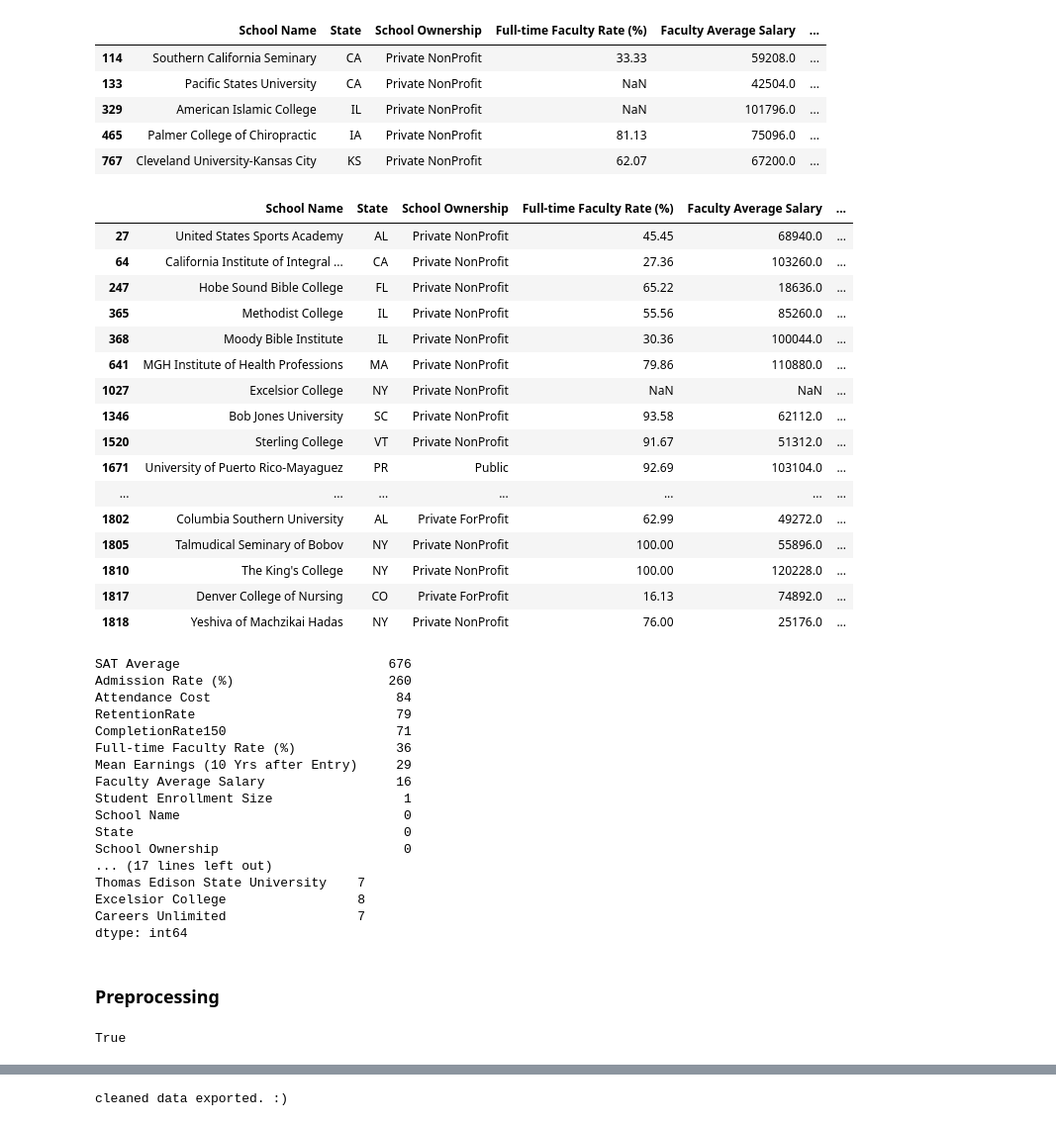
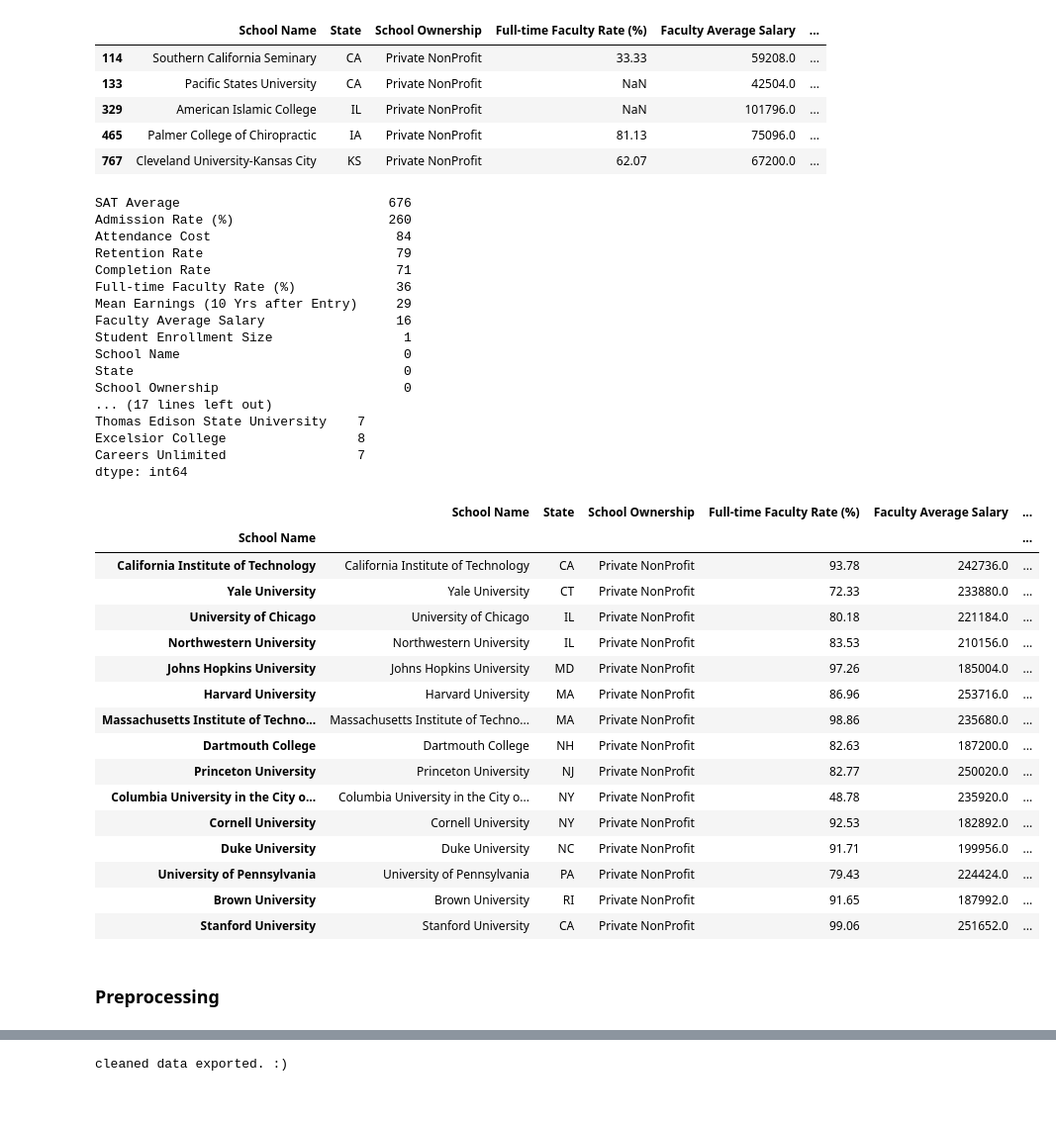
Before and after one commit to runstats21/college-score-card-analysis, a Jupyter notebook: CollegeScorecard-CollectClean.ipynb, the cells around one changed output, grey strips where cells are left out. Shown: that part at 99% size. Cells and saved outputs as stored; diff of their text form; code cells hidden in the pictures.

```diff
--- a/CollegeScorecard-CollectClean.ipynb
+++ b/CollegeScorecard-CollectClean.ipynb
@@ -343,31 +332,19 @@ clean_dat = clean_dat[clean_dat["Mean Earnings (6 Yrs after Entry)"].isnull()==F
 # 250 rows removed => leaving 1736 remaining
 # %%
 # check where Mean Earnings of 10 years post entry is missing
-clean_dat[clean_dat["Mean Earnings (10 Yrs after Entry)"].isnull()]
+# and drop them in clean_dat10 file
+clean_dat10 = clean_dat10[clean_dat10["Mean Earnings (10 Yrs after Entry)"].isnull()==False]
+# 1716 obs remaining
-# %% [output]
-|  | School Name | State | School Ownership | Full-time Faculty Rate (%) | Faculty Average Salary | ... |
-| 27 | United States Sports Academy | AL | Private NonProfit | 45.45 | 68940.0 | ... |
-| 64 | California Institute of Integral ... | CA | Private NonProfit | 27.36 | 103260.0 | ... |
-| 247 | Hobe Sound Bible College | FL | Private NonProfit | 65.22 | 18636.0 | ... |
-| 365 | Methodist College | IL | Private NonProfit | 55.56 | 85260.0 | ... |
-| 368 | Moody Bible Institute | IL | Private NonProfit | 30.36 | 100044.0 | ... |
-| 641 | MGH Institute of Health Professions | MA | Private NonProfit | 79.86 | 110880.0 | ... |
-| 1027 | Excelsior College | NY | Private NonProfit | NaN | NaN | ... |
-| 1346 | Bob Jones University | SC | Private NonProfit | 93.58 | 62112.0 | ... |
-| 1520 | Sterling College | VT | Private NonProfit | 91.67 | 51312.0 | ... |
-| 1671 | University of Puerto Rico-Mayaguez | PR | Public | 92.69 | 103104.0 | ... |
-| ... | ... | ... | ... | ... | ... | ... |
-| 1802 | Columbia Southern University | AL | Private ForProfit | 62.99 | 49272.0 | ... |
-| 1805 | Talmudical Seminary of Bobov | NY | Private NonProfit | 100.00 | 55896.0 | ... |
-| 1810 | The King's College | NY | Private NonProfit | 100.00 | 120228.0 | ... |
-| 1817 | Denver College of Nursing | CO | Private ForProfit | 16.13 | 74892.0 | ... |
-| 1818 | Yeshiva of Machzikai Hadas | NY | Private NonProfit | 76.00 | 25176.0 | ... |
 # %%
 # clean up variable names (i.e., column names)
-clean_dat.rename(columns = {"RetentionRate_4yr": "RetentionRate",
-                            "150% Completion Rate at 4 Yr (%)": "CompletionRate150",
+clean_dat.rename(columns = {"RetentionRate_4yr": "Retention Rate",
+                            "150% Completion Rate at 4 Yr (%)": "Completion Rate",
                             "SAT Average (Overall)": "SAT Average"},
                 inplace=True)
+
+clean_dat10 = clean_dat10.rename(columns = {"RetentionRate_4yr": "Retention Rate",
+                            "150% Completion Rate at 4 Yr (%)": "Completion Rate",
+                            "SAT Average (Overall)": "SAT Average"})
 # %%
 # set index as School Name
 clean_dat.index = clean_dat["School Name"]
@@ -380,12 +358,14 @@ print(missing_values_in_rows.sort_values(ascending=False))
 # important to consider: what is good threshold of missing values to constitue throwing out obs?
 # could also try EM algorithm + MI for imputing these data
 print(missing_values_in_rows[missing_values_in_rows>6]) # 3 obs
+# appears from EDA that alot of private for profit universites do not include their SAT scores
+# hope to overcome this with KNN Imputer
 # %% [output]
 SAT Average                           676
 Admission Rate (%)                    260
 Attendance Cost                        84
-RetentionRate                          79
-CompletionRate150                      71
+Retention Rate                         79
+Completion Rate                        71
 Full-time Faculty Rate (%)             36
 Mean Earnings (10 Yrs after Entry)     29
 Faculty Average Salary                 16
@@ -401,2 +401,25 @@ dtype: int64
+# %%
+# add variable regarding
+clean_dat["Ivy League Plus"] = clean_dat["School Name"].isin(ivy_plus).astype(int)
+clean_dat10["Ivy League Plus"] = clean_dat10["School Name"].isin(ivy_plus).astype(int)
+clean_dat[clean_dat["Ivy League Plus"]==1]
+# %% [output]
+|  | School Name | State | School Ownership | Full-time Faculty Rate (%) | Faculty Average Salary | ... |
+| School Name |  |  |  |  |  | ... |
+| California Institute of Technology | California Institute of Technology | CA | Private NonProfit | 93.78 | 242736.0 | ... |
+| Yale University | Yale University | CT | Private NonProfit | 72.33 | 233880.0 | ... |
+| University of Chicago | University of Chicago | IL | Private NonProfit | 80.18 | 221184.0 | ... |
+| Northwestern University | Northwestern University | IL | Private NonProfit | 83.53 | 210156.0 | ... |
+| Johns Hopkins University | Johns Hopkins University | MD | Private NonProfit | 97.26 | 185004.0 | ... |
+| Harvard University | Harvard University | MA | Private NonProfit | 86.96 | 253716.0 | ... |
+| Massachusetts Institute of Techno... | Massachusetts Institute of Techno... | MA | Private NonProfit | 98.86 | 235680.0 | ... |
+| Dartmouth College | Dartmouth College | NH | Private NonProfit | 82.63 | 187200.0 | ... |
+| Princeton University | Princeton University | NJ | Private NonProfit | 82.77 | 250020.0 | ... |
+| Columbia University in the City o... | Columbia University in the City o... | NY | Private NonProfit | 48.78 | 235920.0 | ... |
+| Cornell University | Cornell University | NY | Private NonProfit | 92.53 | 182892.0 | ... |
+| Duke University | Duke University | NC | Private NonProfit | 91.71 | 199956.0 | ... |
+| University of Pennsylvania | University of Pennsylvania | PA | Private NonProfit | 79.43 | 224424.0 | ... |
+| Brown University | Brown University | RI | Private NonProfit | 91.65 | 187992.0 | ... |
+| Stanford University | Stanford University | CA | Private NonProfit | 99.06 | 251652.0 | ... |
 # %%
 # save data
@@ -425,8 +449,0 @@ Xtrain10, Xtest010, ytrain10, ytest010 = train_test_split(X,target2,random_state
-# %%
-# compare train set indices
-all(Xtrain.index[0:10] == Xtrain10.index[0:10])
-# print(ytrain.index[0:10])
-# print(ytrain10.index[0:10])
-# # these appear to checkout
-# %% [output]
-True
```
Also changed, not shown: parts of 10 cells of this notebook, 22 other files.
